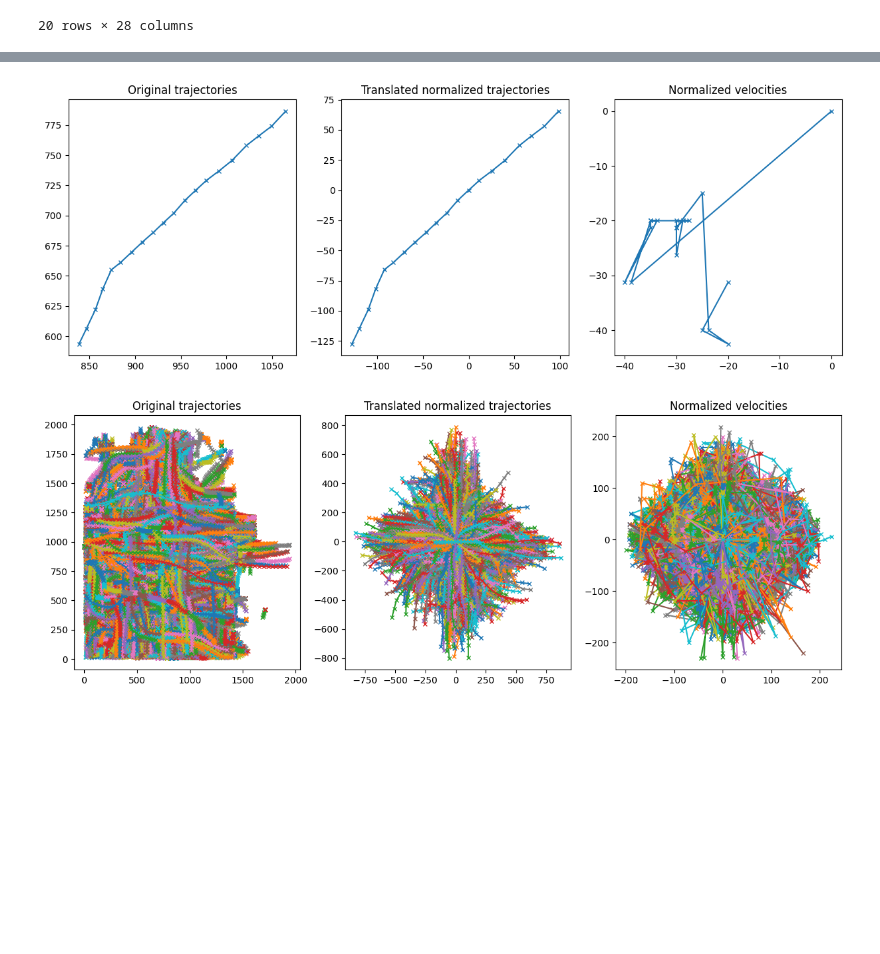
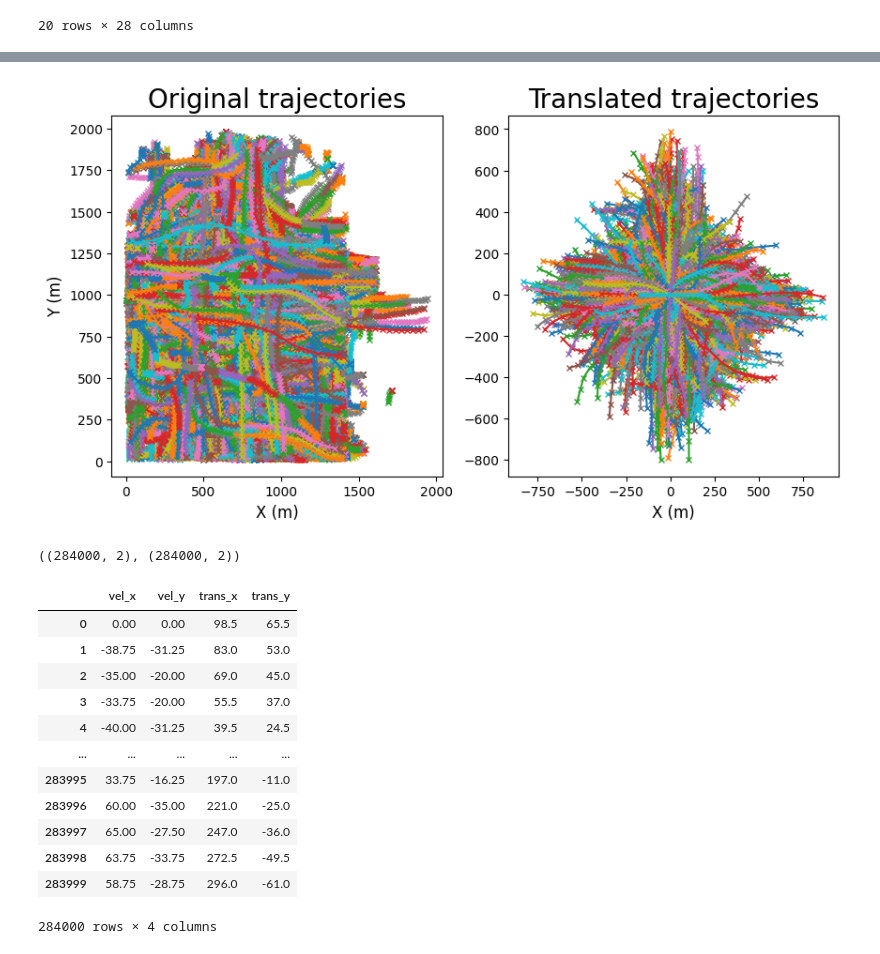
Before and after one commit to tmralmeida/class-cond-trajpred, a Jupyter notebook: notebooks/1-data-translated-rotated.ipynb, the cells around one changed output, grey strips where cells are left out. Saved outputs shown, nothing was run; the diff lists cells and outputs as text; code cells hidden in the pictures; blank space fills up the shorter version.

```diff
--- a/notebooks/1-data-translated-rotated.ipynb
+++ b/notebooks/1-data-translated-rotated.ipynb
@@ -152,24 +177,26 @@ norm_velocities = dataset[0]["speeds"]
 # %%
-fig, axs = plt.subplots(nrows=1, ncols=3, figsize=(15,5))
-axs[0].set_title("Original trajectories");
-axs[1].set_title("Translated normalized trajectories");
-axs[2].set_title("Normalized velocities");
-axs[0].plot(traj[:, 0], traj[:, 1], marker="x",markersize=4);
-axs[1].plot(norm_traj[:, 0], norm_traj[:, 1], marker="x", markersize=4);
-axs[2].plot(norm_velocities[:, 0], norm_velocities[:, 1], marker="x", markersize=4);
+fig, axs = plt.subplots(nrows=1, ncols=2, figsize=(10,5))
+axs[0].set_title("Original trajectories", fontsize=20);
+axs[1].set_title("Translated trajectories", fontsize=20);
+# axs[2].set_title("Normalized velocities");
+velocities, translated_trajectories = [], []
+for sample in dataset:
+    traj = sample["trajectories"]
+    norm_traj = sample["normalized_trajectory"]
+    norm_velocities = sample["speeds"]
+    translated_trajectories.append(norm_traj)
+    velocities.append(norm_velocities)
+    axs[0].plot(traj[:, 0], traj[:, 1], marker="x",markersize=4);
+    axs[1].plot(norm_traj[:, 0], norm_traj[:, 1], marker="x", markersize=4);
+    # axs[2].plot(norm_velocities[:, 0], norm_velocities[:, 1], marker="x", markersize=4);
+axs[0].set_xlabel("X (m)", fontsize=12);
+axs[0].set_ylabel("Y (m)", fontsize=12);
+axs[1].set_xlabel("X (m)", fontsize=12);
 # %% [output]
-[figure, old version]
+[figure, new version]
-# %%
-fig, axs = plt.subplots(nrows=1, ncols=3, figsize=(15,5))
-axs[0].set_title("Original trajectories");
-axs[1].set_title("Translated normalized trajectories");
-axs[2].set_title("Normalized velocities");
-for sample in dataset:
-    traj = sample["trajectories"]
-    norm_traj = sample["normalized_trajectory"]
-    norm_velocities = sample["speeds"]
-    axs[0].plot(traj[:, 0], traj[:, 1], marker="x",markersize=4);
-    axs[1].plot(norm_traj[:, 0], norm_traj[:, 1], marker="x", markersize=4);
-    axs[2].plot(norm_velocities[:, 0], norm_velocities[:, 1], marker="x", markersize=4);
-# %% [output]
-[figure, removed]
+# %%
+cvelocities = np.concatenate(velocities)
+ctranslated_trajectories = np.concatenate(translated_trajectories)
+cvelocities.shape, ctranslated_trajectories.shape
+# %% [output]
+((284000, 2), (284000, 2))
@@ -175,0 +212,16 @@ for sample in dataset:
+# %%
+features_df
+# %% [output]
+|  | vel_x | vel_y | trans_x | trans_y |
+| 0 | 0.00 | 0.00 | 98.5 | 65.5 |
+| 1 | -38.75 | -31.25 | 83.0 | 53.0 |
+| 2 | -35.00 | -20.00 | 69.0 | 45.0 |
+| 3 | -33.75 | -20.00 | 55.5 | 37.0 |
+| 4 | -40.00 | -31.25 | 39.5 | 24.5 |
+| ... | ... | ... | ... | ... |
+| 283995 | 33.75 | -16.25 | 197.0 | -11.0 |
+| 283996 | 60.00 | -35.00 | 221.0 | -25.0 |
+| 283997 | 65.00 | -27.50 | 247.0 | -36.0 |
+| 283998 | 63.75 | -33.75 | 272.5 | -49.5 |
+| 283999 | 58.75 | -28.75 | 296.0 | -61.0 |
+284000 rows × 4 columns
```
Also changed, not shown: parts of 6 cells of this notebook.
